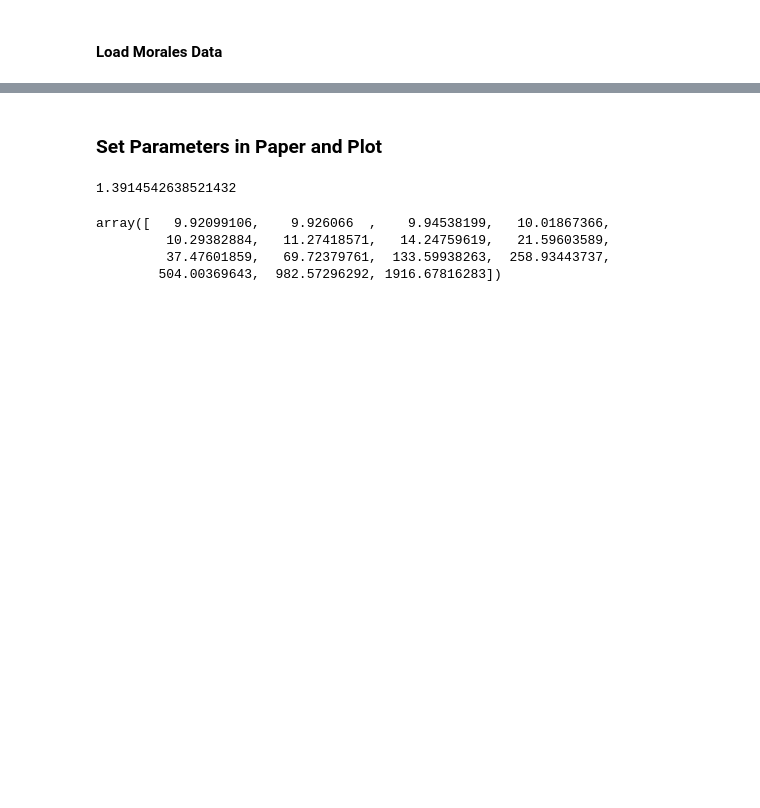
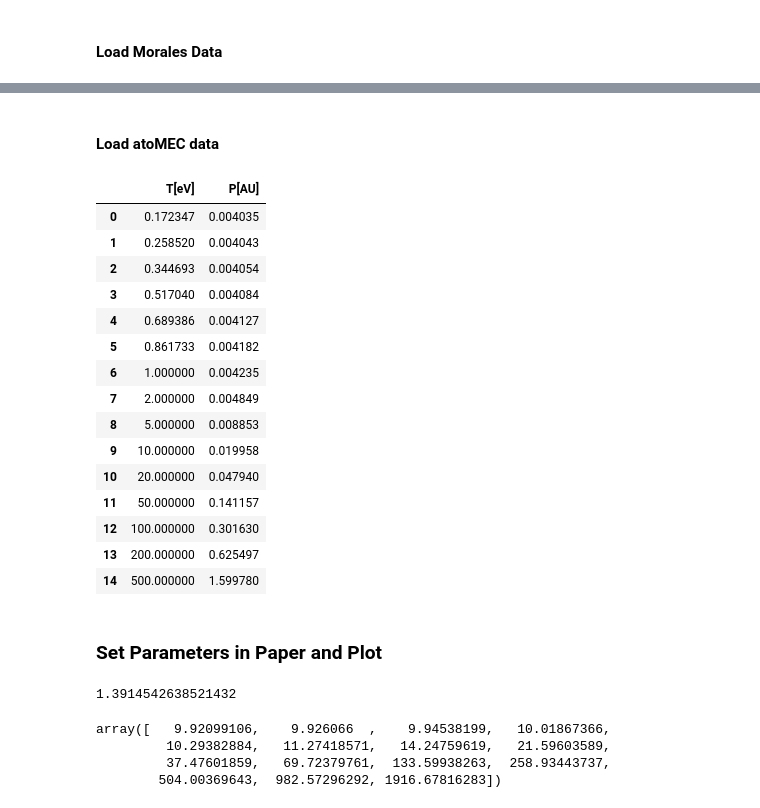
Before and after one commit to ZachAJohnson/hnc, a Jupyter notebook: benchmark_examples/George_Petrov/EOS_compare_to_Petrov.ipynb, the cells around one changed output, grey strips where cells are left out. Saved outputs shown, nothing was run; the diff lists cells and outputs as text; code cells hidden in the pictures; blank space fills up the shorter version.

```diff
--- a/benchmark_examples/George_Petrov/EOS_compare_to_Petrov.ipynb
+++ b/benchmark_examples/George_Petrov/EOS_compare_to_Petrov.ipynb
@@ -75,3 +78,29 @@ Name: T[K], dtype: float64
+# %% [markdown]
+#### Load atoMEC data
+# %%
+atoMEC_file = "atoMEC_H_pressures.dat"
+atoMEC_df = read_csv(atoMEC_file, delim_whitespace=True, header=0)
+atoMEC_TeV = atoMEC_df['T[eV]']
+atoMEC_PAU = atoMEC_df['P[AU]']
+atoMEC_PMbar = atoMEC_PAU*AU_to_bar/1e6
+atoMEC_df
+# %% [output]
+|  | T[eV] | P[AU] |
+| 0 | 0.172347 | 0.004035 |
+| 1 | 0.258520 | 0.004043 |
+| 2 | 0.344693 | 0.004054 |
+| 3 | 0.517040 | 0.004084 |
+| 4 | 0.689386 | 0.004127 |
+| 5 | 0.861733 | 0.004182 |
+| 6 | 1.000000 | 0.004235 |
+| 7 | 2.000000 | 0.004849 |
+| 8 | 5.000000 | 0.008853 |
+| 9 | 10.000000 | 0.019958 |
+| 10 | 20.000000 | 0.047940 |
+| 11 | 50.000000 | 0.141157 |
+| 12 | 100.000000 | 0.301630 |
+| 13 | 200.000000 | 0.625497 |
+| 14 | 500.000000 | 1.599780 |
 # %% [markdown]
 ### Set Parameters in Paper and Plot
 # %%
```
Also changed, not shown: parts of 6 cells of this notebook, 9 other files.
